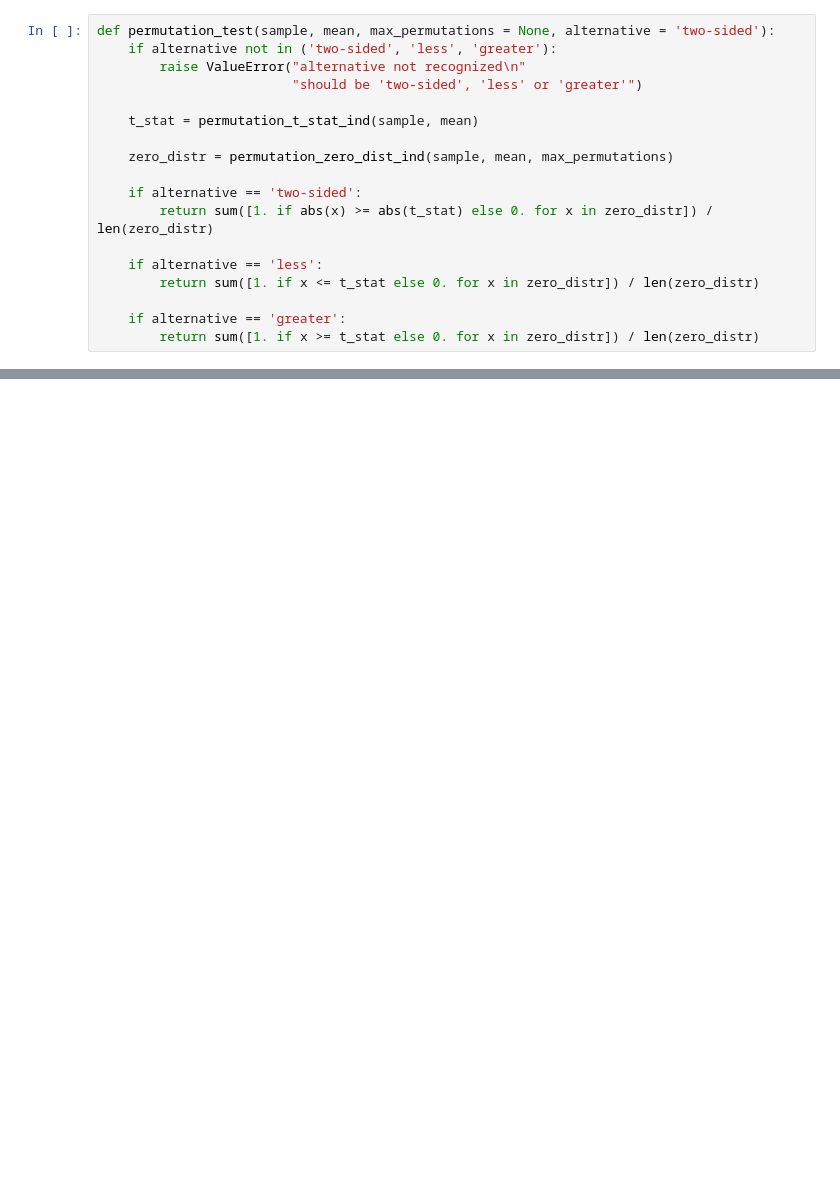
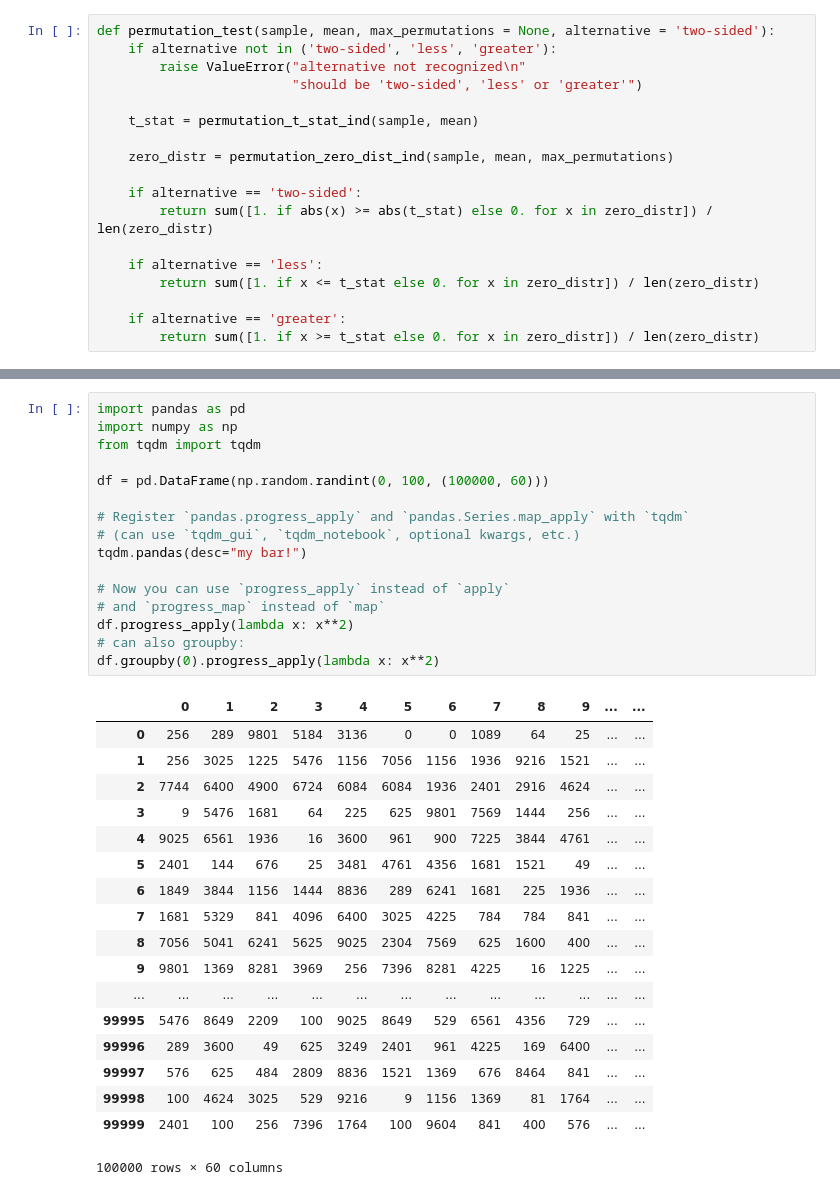
Before and after one commit to sergh1o/FROO_stepik, a Jupyter notebook: C4W2/stat.non_parametric_tests_ind.ipynb, the cells around one changed output, grey strips where cells are left out. Cells and saved outputs as stored; diff of their text form; blank space fills up the shorter version.

```diff
--- a/C4W2/stat.non_parametric_tests_ind.ipynb
+++ b/C4W2/stat.non_parametric_tests_ind.ipynb
@@ -144,0 +146,35 @@ p-value: 0.441760
+# %%
+import pandas as pd
+import numpy as np
+from tqdm import tqdm
+
+df = pd.DataFrame(np.random.randint(0, 100, (100000, 60)))
+
+# Register `pandas.progress_apply` and `pandas.Series.map_apply` with `tqdm`
+# (can use `tqdm_gui`, `tqdm_notebook`, optional kwargs, etc.)
+tqdm.pandas(desc="my bar!")
+
+# Now you can use `progress_apply` instead of `apply`
+# and `progress_map` instead of `map`
+df.progress_apply(lambda x: x**2)
+# can also groupby:
+df.groupby(0).progress_apply(lambda x: x**2)
+# %% [output]
+|  | 0 | 1 | 2 | 3 | 4 | 5 | 6 | 7 | 8 | 9 | ... | ... |
+| 0 | 256 | 289 | 9801 | 5184 | 3136 | 0 | 0 | 1089 | 64 | 25 | ... | ... |
+| 1 | 256 | 3025 | 1225 | 5476 | 1156 | 7056 | 1156 | 1936 | 9216 | 1521 | ... | ... |
+| 2 | 7744 | 6400 | 4900 | 6724 | 6084 | 6084 | 1936 | 2401 | 2916 | 4624 | ... | ... |
+| 3 | 9 | 5476 | 1681 | 64 | 225 | 625 | 9801 | 7569 | 1444 | 256 | ... | ... |
+| 4 | 9025 | 6561 | 1936 | 16 | 3600 | 961 | 900 | 7225 | 3844 | 4761 | ... | ... |
+| 5 | 2401 | 144 | 676 | 25 | 3481 | 4761 | 4356 | 1681 | 1521 | 49 | ... | ... |
+| 6 | 1849 | 3844 | 1156 | 1444 | 8836 | 289 | 6241 | 1681 | 225 | 1936 | ... | ... |
+| 7 | 1681 | 5329 | 841 | 4096 | 6400 | 3025 | 4225 | 784 | 784 | 841 | ... | ... |
+| 8 | 7056 | 5041 | 6241 | 5625 | 9025 | 2304 | 7569 | 625 | 1600 | 400 | ... | ... |
+| 9 | 9801 | 1369 | 8281 | 3969 | 256 | 7396 | 8281 | 4225 | 16 | 1225 | ... | ... |
+| ... | ... | ... | ... | ... | ... | ... | ... | ... | ... | ... | ... | ... |
+| 99995 | 5476 | 8649 | 2209 | 100 | 9025 | 8649 | 529 | 6561 | 4356 | 729 | ... | ... |
+| 99996 | 289 | 3600 | 49 | 625 | 3249 | 2401 | 961 | 4225 | 169 | 6400 | ... | ... |
+| 99997 | 576 | 625 | 484 | 2809 | 8836 | 1521 | 1369 | 676 | 8464 | 841 | ... | ... |
+| 99998 | 100 | 4624 | 3025 | 529 | 9216 | 9 | 1156 | 1369 | 81 | 1764 | ... | ... |
+| 99999 | 2401 | 100 | 256 | 7396 | 1764 | 100 | 9604 | 841 | 400 | 576 | ... | ... |
+100000 rows × 60 columns
```
Also changed, not shown: parts of 4 cells of this notebook, 1 other file.
